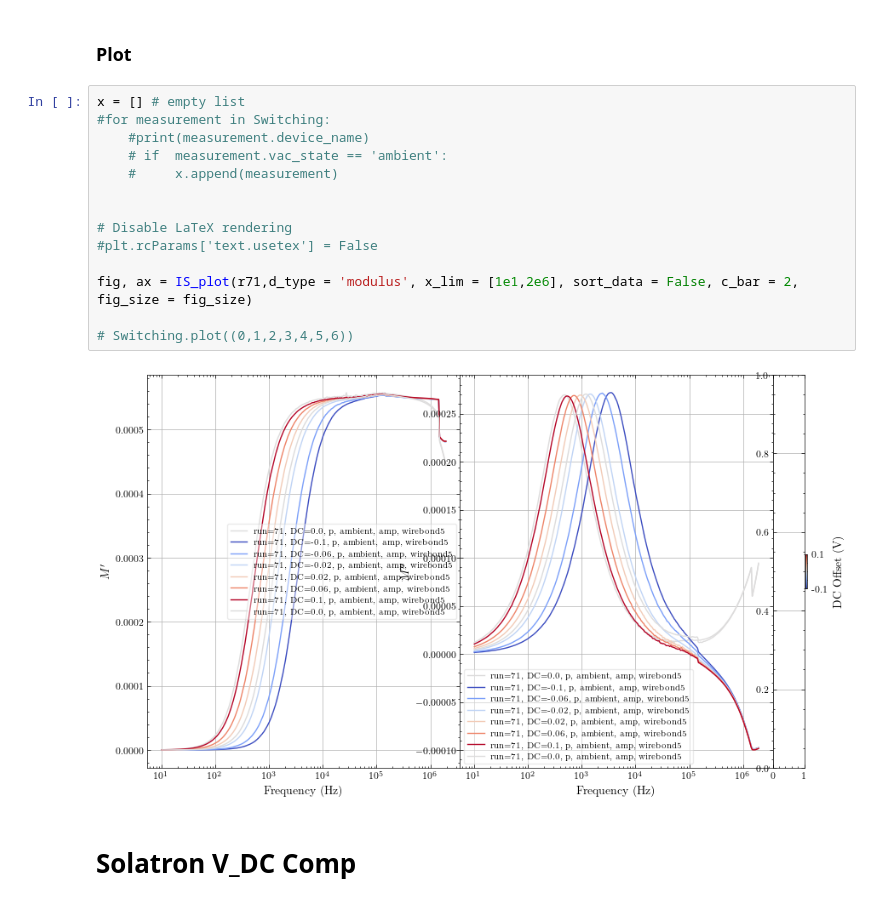
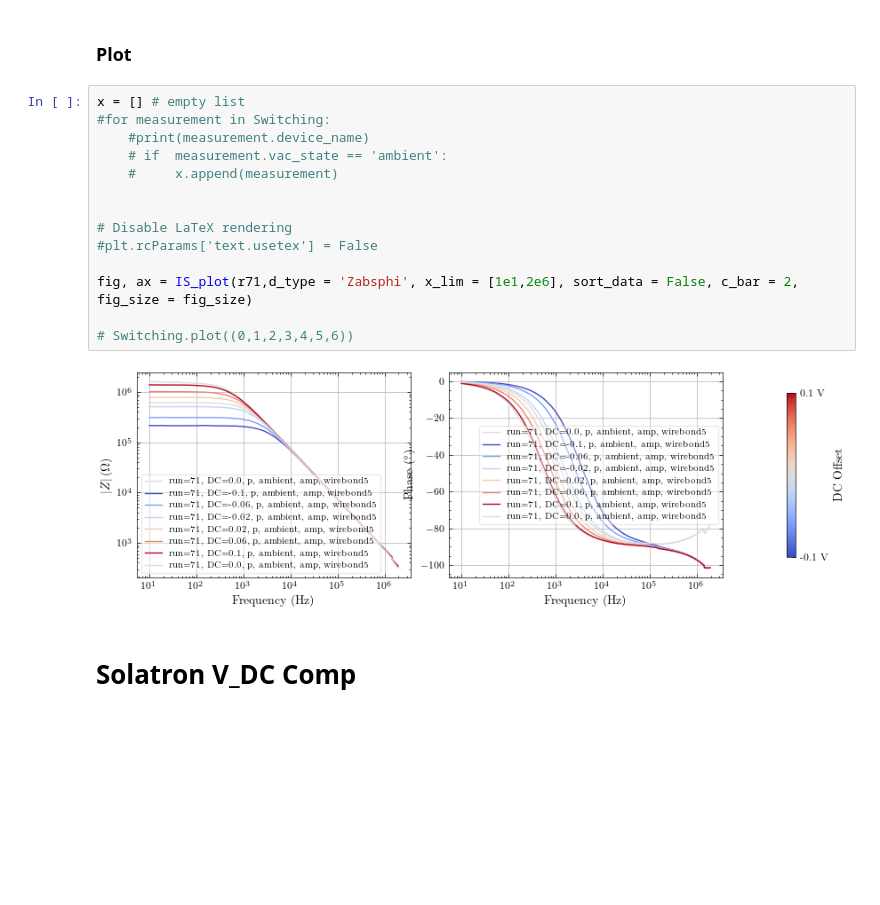
Before and after one commit to hc3413/IS_Analysis, a Jupyter notebook: IS_Analysis.ipynb, the cells around one changed output. Drawn from its saved outputs; the diff is of its cells as text; blank space fills up the shorter version.

```diff
--- a/IS_Analysis.ipynb
+++ b/IS_Analysis.ipynb
@@ -102,19 +102,19 @@ Error: filerun122_WireBond4v2_pristine_vacuum_Amp_VDCSmallSweep_lowrange.csv, sw
 # %%
 x = [] # empty list
 #for measurement in Switching:
     #print(measurement.device_name)
     # if  measurement.vac_state == 'ambient':
     #     x.append(measurement)
 
 
 # Disable LaTeX rendering
 #plt.rcParams['text.usetex'] = False
 
-fig, ax = IS_plot(r71,d_type = 'modulus', x_lim = [1e1,2e6], sort_data = False, c_bar = 2, fig_size = fig_size)
+fig, ax = IS_plot(r71,d_type = 'Zabsphi', x_lim = [1e1,2e6], sort_data = False, c_bar = 2, fig_size = fig_size)
 
 # Switching.plot((0,1,2,3,4,5,6))
 # %% [output]
-[figure, old version]
+[figure, new version]
 # %% [markdown]
 # Solatron V_DC Comp
 # %% [markdown]
```
Also changed, not shown: parts of 1 cell of this notebook, 1 other file.
